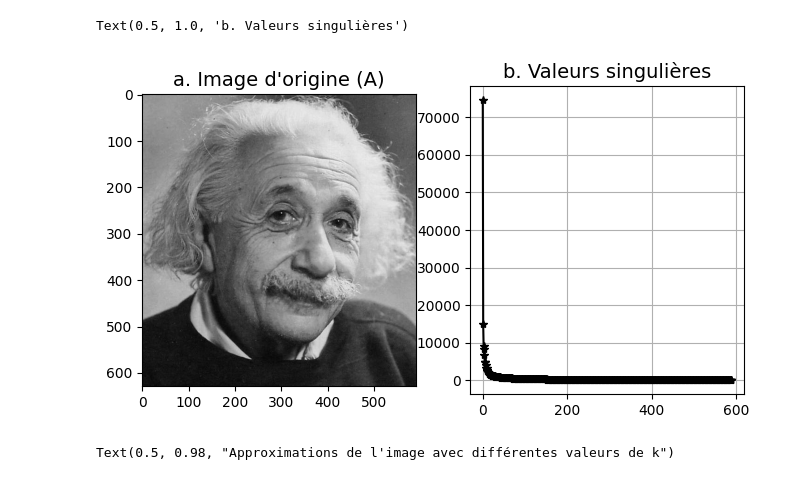
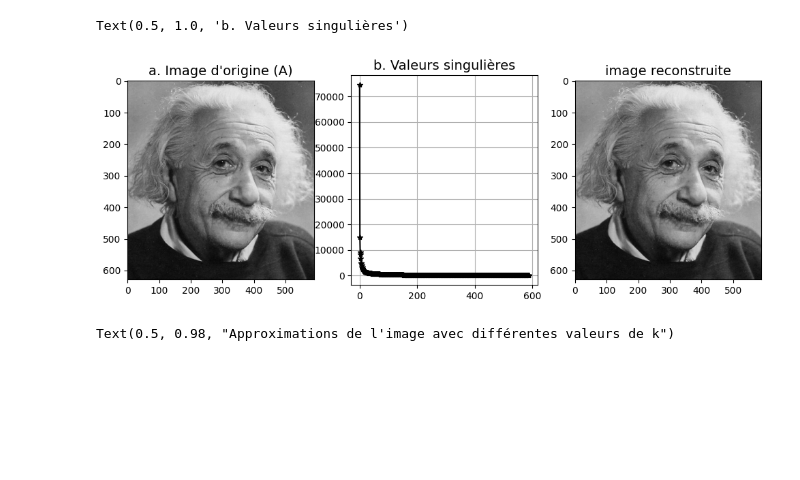
Before and after one commit to Nathan-chopin/SSL, a Jupyter notebook: TP1/tp1_ex4b.ipynb, the cells around one changed output. Cells and saved outputs as stored; diff of their text form; code cells hidden in the pictures; blank space fills up the shorter version.

```diff
--- a/TP1/tp1_ex4b.ipynb
+++ b/TP1/tp1_ex4b.ipynb
@@ -1,25 +1,35 @@
 # %%
 import numpy as np
 import matplotlib.pyplot as plt
 import numpy.linalg as alg
 
 A = plt.imread('einstein.jpg')
 A = A[ :, :,1]
 
 plt.figure(1,figsize=(12, 4))
 plt.subplot(131)
 plt.imshow(A, cmap='gray')
 plt.title("a. Image d'origine (A)", fontsize=14)
 
 A = A.astype(dtype = float)
 U, S, Vt = alg.svd(A)
+
+A_p = np.zeros_like(A , dtype=float)
+for k in range(len(S)-1):
+    A_p += U[:,k:k+1] @ (S[k] * Vt[k:k+1,:])
+
+plt.subplot(133)
+plt.imshow(A_p, cmap='gray')
+plt.title("image reconstruite", fontsize=14)
+
+
 plt.subplot(132)
 plt.plot(S, '*k-')
 plt.grid(True)
 plt.title("b. Valeurs singulières", fontsize=14)
 # %% [output]
 Text(0.5, 1.0, 'b. Valeurs singulières')
-[figure, old version]
+[figure, new version]
 # %%
 k_values = [5, 40, 100, 200]
 plt.figure(figsize=(12, 8))
```
